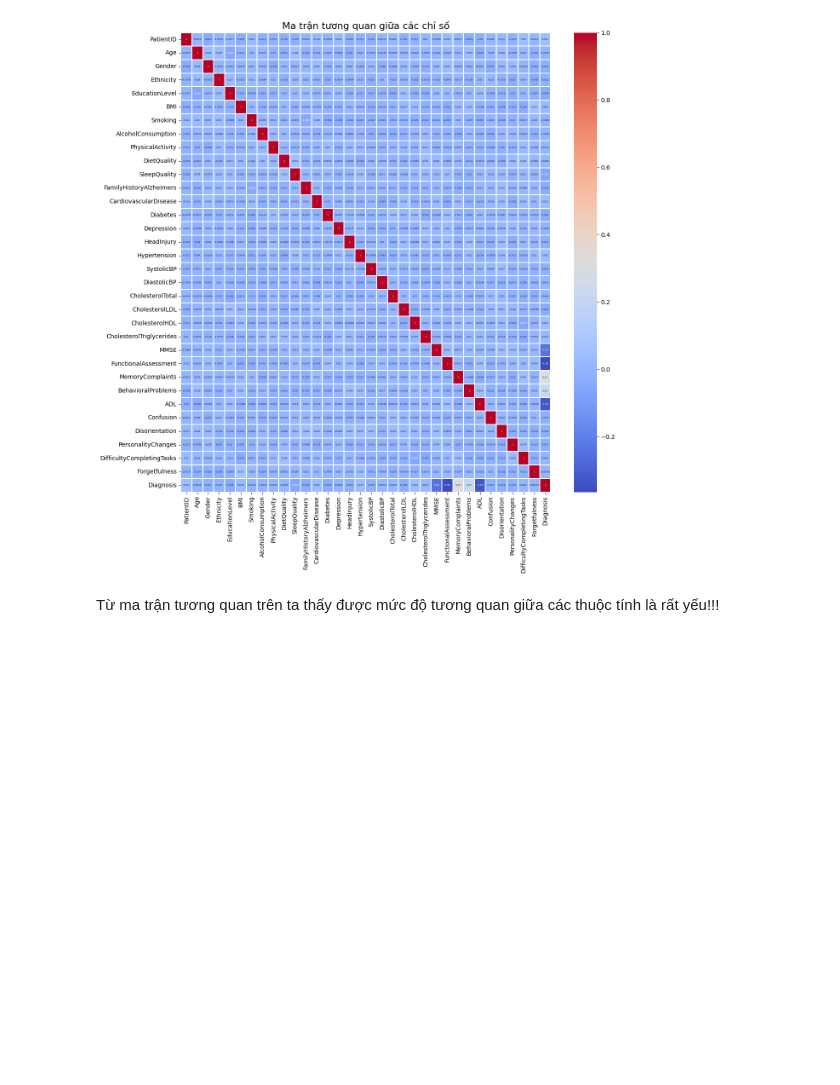
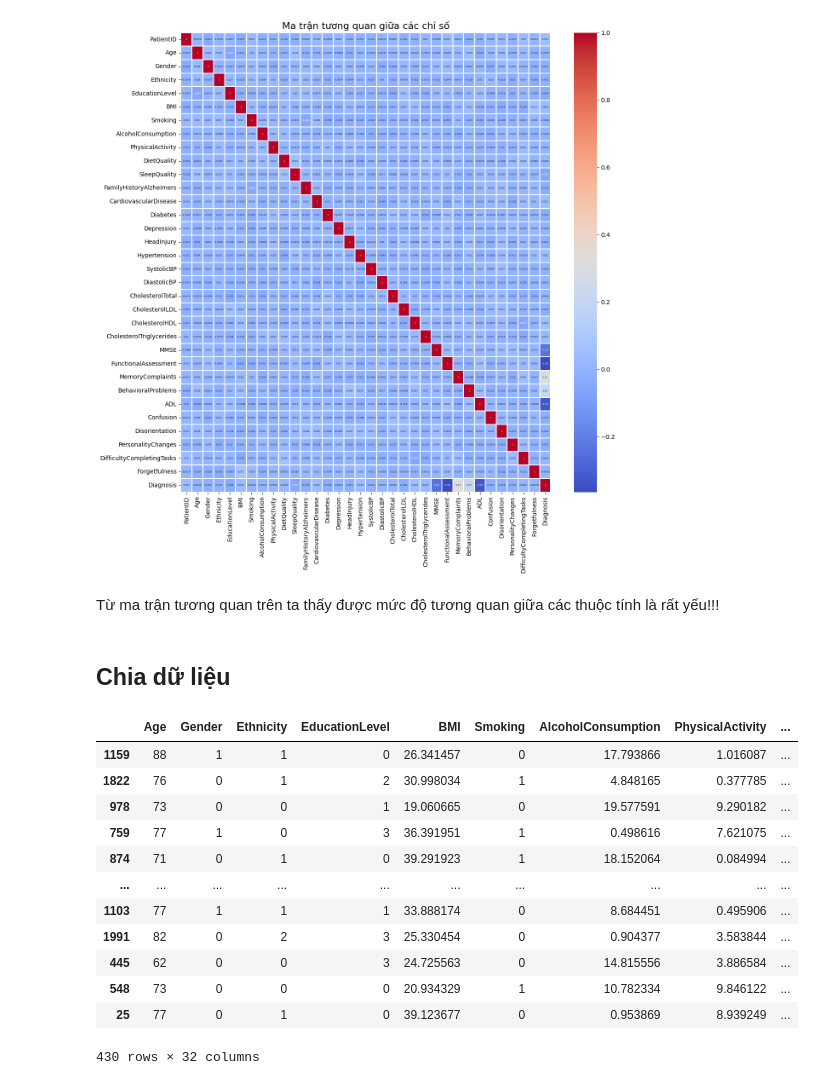
Before and after one commit to Ngoc-Quy-az1/Alzheimer-s-diagnosis, a Jupyter notebook: alzheimer-diagnosis.ipynb, the cells around one changed output. Drawn from its saved outputs; the diff is of its cells as text; code cells hidden in the pictures; blank space fills up the shorter version.

```diff
--- a/alzheimer-diagnosis.ipynb
+++ b/alzheimer-diagnosis.ipynb
@@ -149,3 +150,5 @@ Text(0.5, 1.0, 'Ma trận tương quan giữa các chỉ số')
 [figure]
 # %% [markdown]
 Từ ma trận tương quan trên ta thấy được mức độ tương quan giữa các thuộc tính là rất yếu!!!
+# %% [markdown]
+## Chia dữ liệu
@@ -151,0 +159,16 @@ Từ ma trận tương quan trên ta thấy được mức độ tương quan gi
+# %%
+x_test
+# %% [output]
+|  | Age | Gender | Ethnicity | EducationLevel | BMI | Smoking | AlcoholConsumption | PhysicalActivity | ... |
+| 1159 | 88 | 1 | 1 | 0 | 26.341457 | 0 | 17.793866 | 1.016087 | ... |
+| 1822 | 76 | 0 | 1 | 2 | 30.998034 | 1 | 4.848165 | 0.377785 | ... |
+| 978 | 73 | 0 | 0 | 1 | 19.060665 | 0 | 19.577591 | 9.290182 | ... |
+| 759 | 77 | 1 | 0 | 3 | 36.391951 | 1 | 0.498616 | 7.621075 | ... |
+| 874 | 71 | 0 | 1 | 0 | 39.291923 | 1 | 18.152064 | 0.084994 | ... |
+| ... | ... | ... | ... | ... | ... | ... | ... | ... | ... |
+| 1103 | 77 | 1 | 1 | 1 | 33.888174 | 0 | 8.684451 | 0.495906 | ... |
+| 1991 | 82 | 0 | 2 | 3 | 25.330454 | 0 | 0.904377 | 3.583844 | ... |
+| 445 | 62 | 0 | 0 | 3 | 24.725563 | 0 | 14.815556 | 3.886584 | ... |
+| 548 | 73 | 0 | 0 | 0 | 20.934329 | 1 | 10.782334 | 9.846122 | ... |
+| 25 | 77 | 0 | 1 | 0 | 39.123677 | 0 | 0.953869 | 8.939249 | ... |
+430 rows × 32 columns
```
Also changed, not shown: parts of 7 cells of this notebook.
